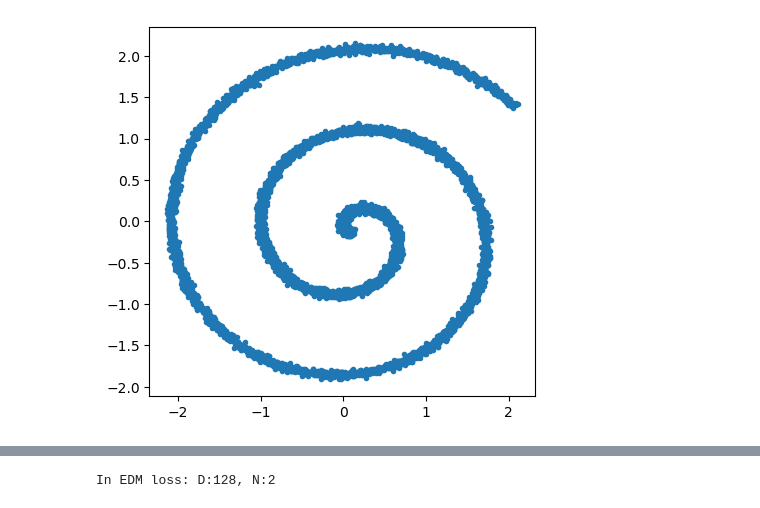
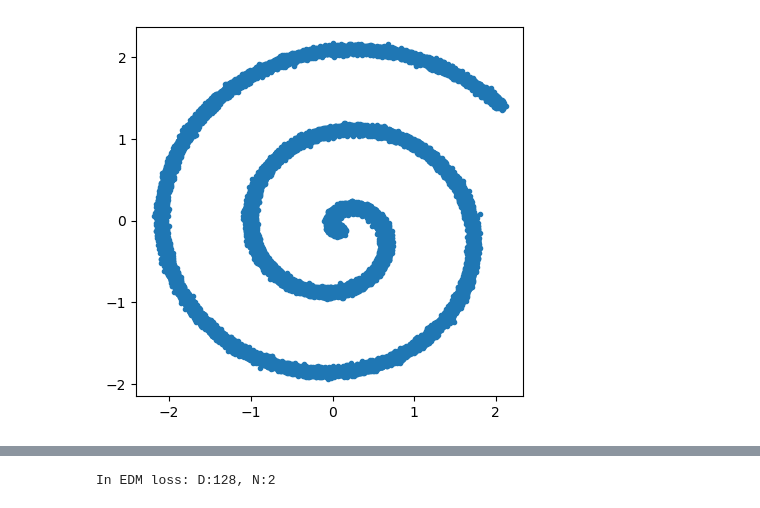
Before and after one commit to christian-jacobsen/CoCoGen, a Jupyter notebook: PFGMPP_study.ipynb, the cells around one changed output, grey strips where cells are left out. Drawn from its saved outputs; the diff is of its cells as text; code cells hidden in the pictures.

```diff
--- a/PFGMPP_study.ipynb
+++ b/PFGMPP_study.ipynb
@@ -67,54 +63,6 @@ def swiss_roll_eval(xy_coord, rad, **kwargs):
   true_xy = get_pos_from_single_rad(rad, data_mu, data_std)
   return torch.tensor(true_xy, device=xy_coord.device) - xy_coord
 
-def loss_fn_vp(model, x, c, beta_min, beta_max, eps=1e-5):
-  """The loss function for training score-based generative models VP SDE
-
-  Args:
-    model: A PyTorch model instance that represents a
-      time-dependent score-based model.
-    x: A mini-batch of training data.
-    beta_min: hyperparameter defining noise scales
-    beta_max: hyperparameter defining noise scales
-  """
-  random_t = torch.rand(x.shape[0], device=x.device) * (1. - eps) + eps
-  z = torch.randn_like(x, device=x.device)
-  mu = x*torch.exp(-0.25*random_t**2*(beta_max-beta_min)-0.5*random_t*beta_min)[:, None]
-  std = torch.sqrt(1-torch.exp(-0.5*random_t**2*(beta_max-beta_min)-random_t*beta_min))
-  perturbed_x = mu + z*std[:, None]
-  score = model(perturbed_x, c, random_t)
-
-  loss = torch.mean(torch.sum((score*std[:, None] + z)**2, dim=1))
-  #loss = torch.mean(torch.sum((score + z)**2, dim=1))
-  return loss
-
-def p_losses(score_model, sde, x0):
-    # compute losses (including ELBO, score-matching loss)
-    t = torch.rand(x0.shape[0], device=x0.device) * (1. - 1e-5) + 1e-5
-    x_perturbed, std, z = sde.forward(x0, t)
-    #context_mask = torch.zeros_like(c)
-    score_pred = score_model(x_perturbed, t)
-
-    loss_dict = {}
-
-    log_prefix = 'train'
-
-    # score-mathcing objective function
-    score_loss = torch.sum((score_pred*std + z)**2, dim=(1))
-
-    loss_dict.update({f'{log_prefix}/loss_score': score_loss.mean()})
-
-    lamb = sde.g(t)**2
-    loss_vlb = lamb*score_loss
-    loss_vlb = loss_vlb.mean()
-    loss_dict.update({f'{log_prefix}/loss_vlb': loss_vlb})
-
-    loss = score_loss.mean()
-
-    loss_dict.update({f'{log_prefix}/loss': loss})
-
-    return loss, loss_dict
-
 # calculate frechet inception distance
 def fid_metric(act1, act2):
   # calculate mean and covariance statistics
@@ -134,40 +82,69 @@ def fid_metric(act1, act2):
   fid = ssdiff + np.trace(sigma1 + sigma2 - 2.0 * covmean)
   return fid
 
-seed_everything(111)
+def get_KLD(samp1=None, dat=None):
+    # Load the data
+    if samp1 is None and dat is None:
+        samp1 = np.loadtxt('samples.out')
+        dat = np.loadtxt('true_dat.out')
+
+    # Parameters for the histogram
+    bins = np.arange(-4, 4 + 0.16, 0.16)
+    hist_range = [[-3, 3], [-3, 3]]
+    histogram1, xedges, yedges = np.histogram2d(samp1[:, 0], samp1[:, 1], bins=[bins, bins], range=hist_range, density=True)
+    # Calculate the entropy for samp1
+    entropy_samp1 = -np.sum(histogram1 * np.log(histogram1 + 1.e-20)) * 0.16 * 0.16
+
+    histogram2, _, _ = np.histogram2d(dat[:, 0], dat[:, 1], bins=[bins, bins], range=hist_range, density=True)
+    # Calculate the entropy for true data
+    entropy_dat = -np.sum(histogram2 * np.log(histogram2 + 1.e-20)) * 0.16 * 0.16
+
+    # Flatten the histograms for KLD calculation
+    flat_pdf_true = histogram2.flatten() + 1.e-20
+    flat_pdf_gen = histogram1.flatten() + 1.e-20
+
+    # Calculate the KLD
+    KLD = np.sum(flat_pdf_true * np.log(flat_pdf_true / flat_pdf_gen)) * (xedges[1] - xedges[0]) * (yedges[1] - yedges[0])
+    print('KLD: ', KLD)
+    #plot_distribution(xedges, yedges, histogram1, histogram2, hist_range)
+    return KLD, entropy_samp1, entropy_dat
+
+seed_everything(0)
 data_type = 'swiss_roll' # 'circle'
 #ndim = 2
 
-train_data_length = 8192
+train_data_length = int(1E5)
 
 xlim_min = -1.5
 xlim_max = 2.0
 ylim_min = -1.5
 ylim_max = 2.0
 
 train_data, _ = data_gen(train_data_length)
 data_mu = torch.mean(train_data, dim=0).unsqueeze(0)
 data_std = torch.std(train_data, dim=0).unsqueeze(0)
 train_data = (train_data - data_mu) / data_std
 #train_data = 2*(train_data-torch.min(train_data, dim=0)[0])/(torch.max(train_data,dim=0)[0]-torch.min(train_data, dim=0)[0])-1
 train_labels = torch.zeros(train_data_length)
 train_set = [
     (train_data[i], train_labels[i]) for i in range(train_data_length)
 ]
-train_set, val_set = torch.utils.data.random_split(train_set, [1,0])
+generator = torch.Generator().manual_seed(0)
+train_set, val_set = torch.utils.data.random_split(train_set, [1,0], generator=generator)
+
 
 batch_size = 32
 train_loader = torch.utils.data.DataLoader(
-    train_set, batch_size=batch_size, shuffle=True
+    train_set, batch_size=batch_size
 )
 #val_loader = torch.utils.data.DataLoader(
 #    val_set, batch_size=batch_size, shuffle=True
 #)
 
 plt.plot(train_data[train_set.indices, 0], train_data[train_set.indices, 1], ".")
 #plt.plot(train_data[val_set.indices, 0], train_data[val_set.indices, 1], ".")
 #plt.xlim(xlim_min, xlim_max)
 #plt.ylim(ylim_min, ylim_max)
 plt.gca().set_aspect('equal', adjustable='box')
 # %% [output]
-[figure, old version]
+[figure, new version]
```
Also changed, not shown: parts of 6 cells of this notebook, 2 other files.
